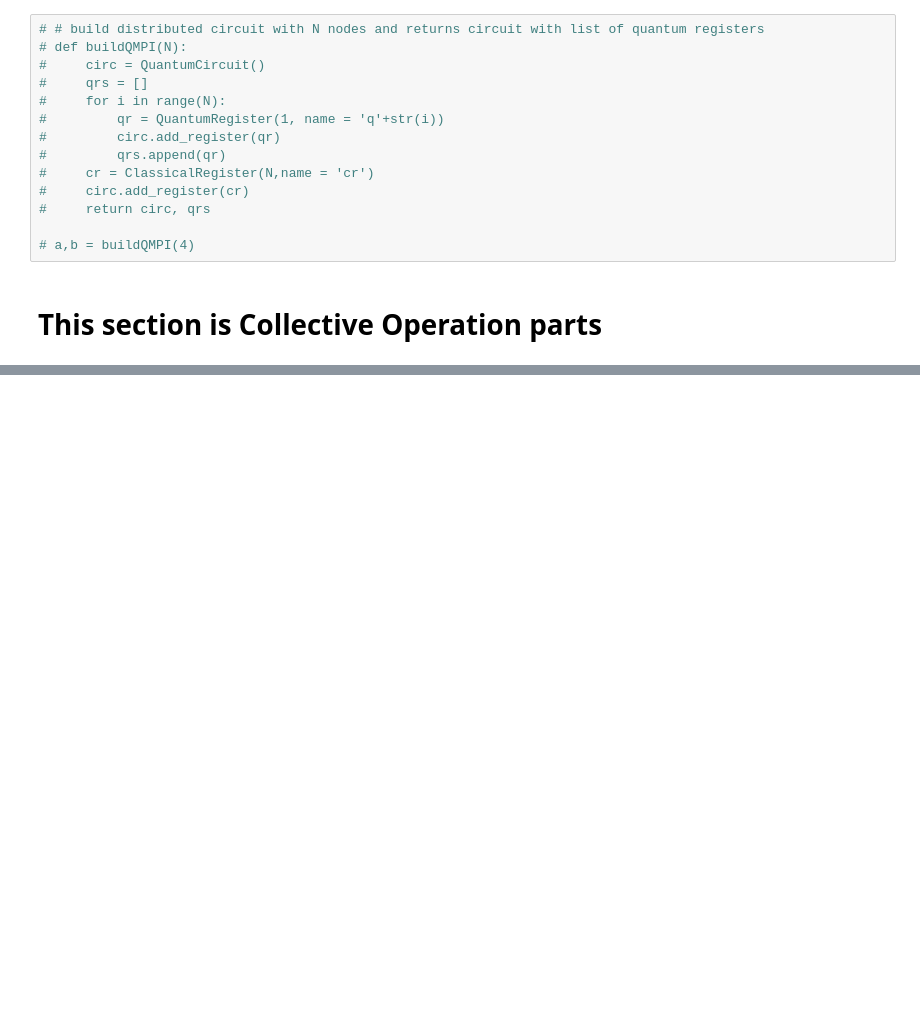
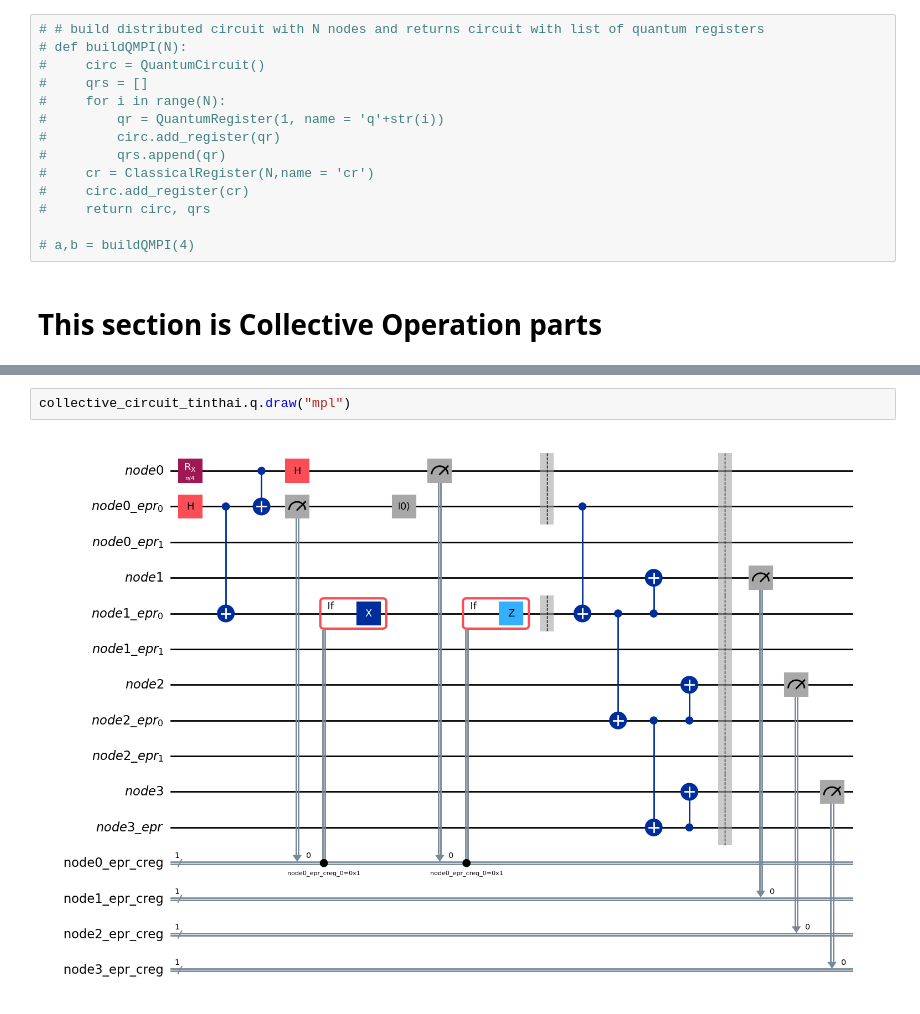
Before and after one commit to EayonTinthai/qmpi_cpe_kmutt, a Jupyter notebook: QMPI_Tinthai_Version/playground/advance_mpi.ipynb, the cells around one changed output, grey strips where cells are left out. Saved outputs shown, nothing was run; the diff lists cells and outputs as text; blank space fills up the shorter version.

```diff
--- a/QMPI_Tinthai_Version/playground/advance_mpi.ipynb
+++ b/QMPI_Tinthai_Version/playground/advance_mpi.ipynb
@@ -172,0 +278,4 @@ P(cbit[0] = 1) = 0.5205
+# %%
+collective_circuit_tinthai.q.draw("mpl")
+# %% [output]
+[figure, added]
```
Also changed, not shown: parts of 8 cells of this notebook, 1 other file.
